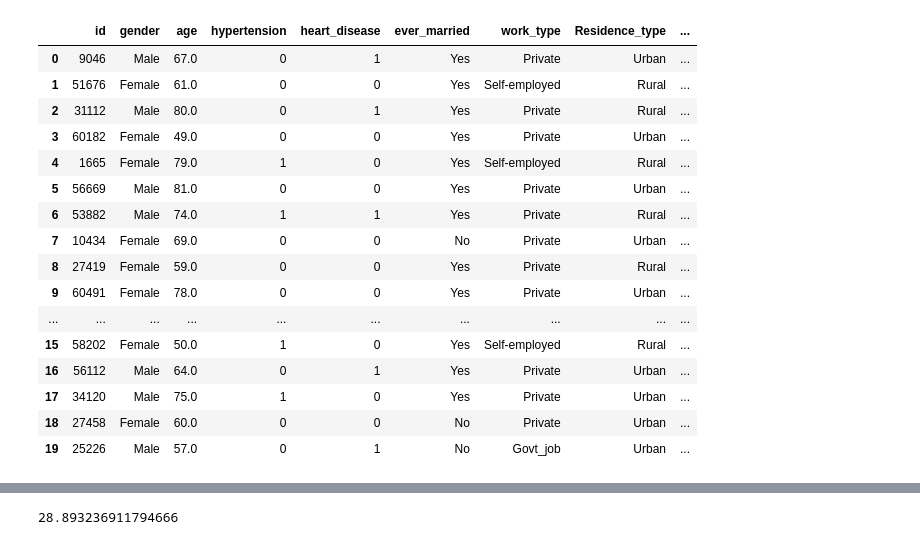
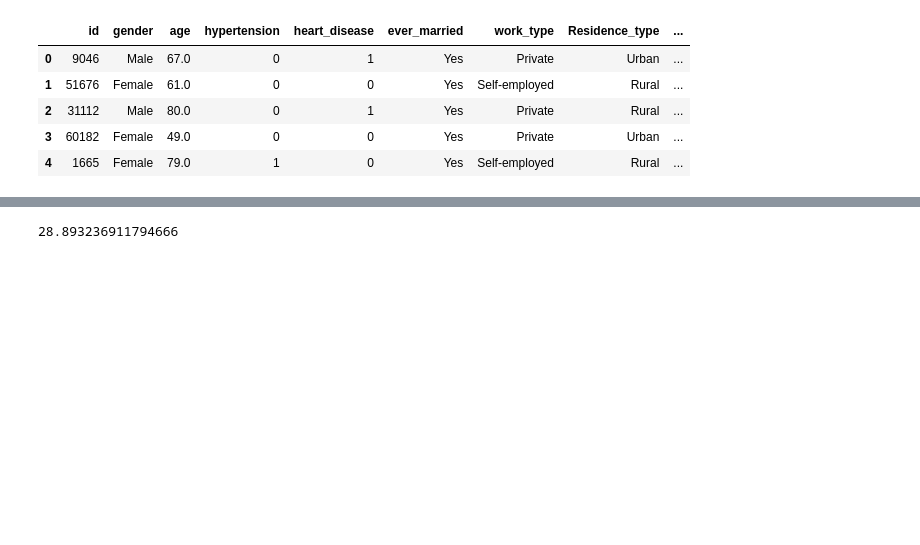
Before and after one commit to alexisngaing/ml-dl-python, a Jupyter notebook: Tugas/tugas-modul-8/TGS8_11407.ipynb, the cells around one changed output, grey strips where cells are left out. Saved outputs shown, nothing was run; the diff lists cells and outputs as text; code cells hidden in the pictures; blank space fills up the shorter version.

```diff
--- a/Tugas/tugas-modul-8/TGS8_11407.ipynb
+++ b/Tugas/tugas-modul-8/TGS8_11407.ipynb
@@ -5,29 +5,21 @@
 # 210711407
 # Kelas A
 # %%
+# Loading Data
+
 import pandas as pd
+import warnings
+warnings.filterwarnings('ignore')
 
 df_stroke = pd.read_csv('healthcare-dataset-stroke-data.csv')
-# df_stroke = pd.DataFrame()
 target = pd.DataFrame(data=df_stroke, columns=['stroke'])
 df_stroke = df_stroke.drop(['stroke'], axis=1)
 df_stroke = pd.concat([df_stroke, target], axis=1)
-df_stroke.head(20)
+df_stroke.head()
 # %% [output]
 |  | id | gender | age | hypertension | heart_disease | ever_married | work_type | Residence_type | ... |
 | 0 | 9046 | Male | 67.0 | 0 | 1 | Yes | Private | Urban | ... |
 | 1 | 51676 | Female | 61.0 | 0 | 0 | Yes | Self-employed | Rural | ... |
 | 2 | 31112 | Male | 80.0 | 0 | 1 | Yes | Private | Rural | ... |
 | 3 | 60182 | Female | 49.0 | 0 | 0 | Yes | Private | Urban | ... |
 | 4 | 1665 | Female | 79.0 | 1 | 0 | Yes | Self-employed | Rural | ... |
-| 5 | 56669 | Male | 81.0 | 0 | 0 | Yes | Private | Urban | ... |
-| 6 | 53882 | Male | 74.0 | 1 | 1 | Yes | Private | Rural | ... |
-| 7 | 10434 | Female | 69.0 | 0 | 0 | No | Private | Urban | ... |
-| 8 | 27419 | Female | 59.0 | 0 | 0 | Yes | Private | Rural | ... |
-| 9 | 60491 | Female | 78.0 | 0 | 0 | Yes | Private | Urban | ... |
-| ... | ... | ... | ... | ... | ... | ... | ... | ... | ... |
-| 15 | 58202 | Female | 50.0 | 1 | 0 | Yes | Self-employed | Rural | ... |
-| 16 | 56112 | Male | 64.0 | 0 | 1 | Yes | Private | Urban | ... |
-| 17 | 34120 | Male | 75.0 | 1 | 0 | Yes | Private | Urban | ... |
-| 18 | 27458 | Female | 60.0 | 0 | 0 | No | Private | Urban | ... |
-| 19 | 25226 | Male | 57.0 | 0 | 1 | No | Govt_job | Urban | ... |
```
Also changed, not shown: parts of 21 cells of this notebook.
